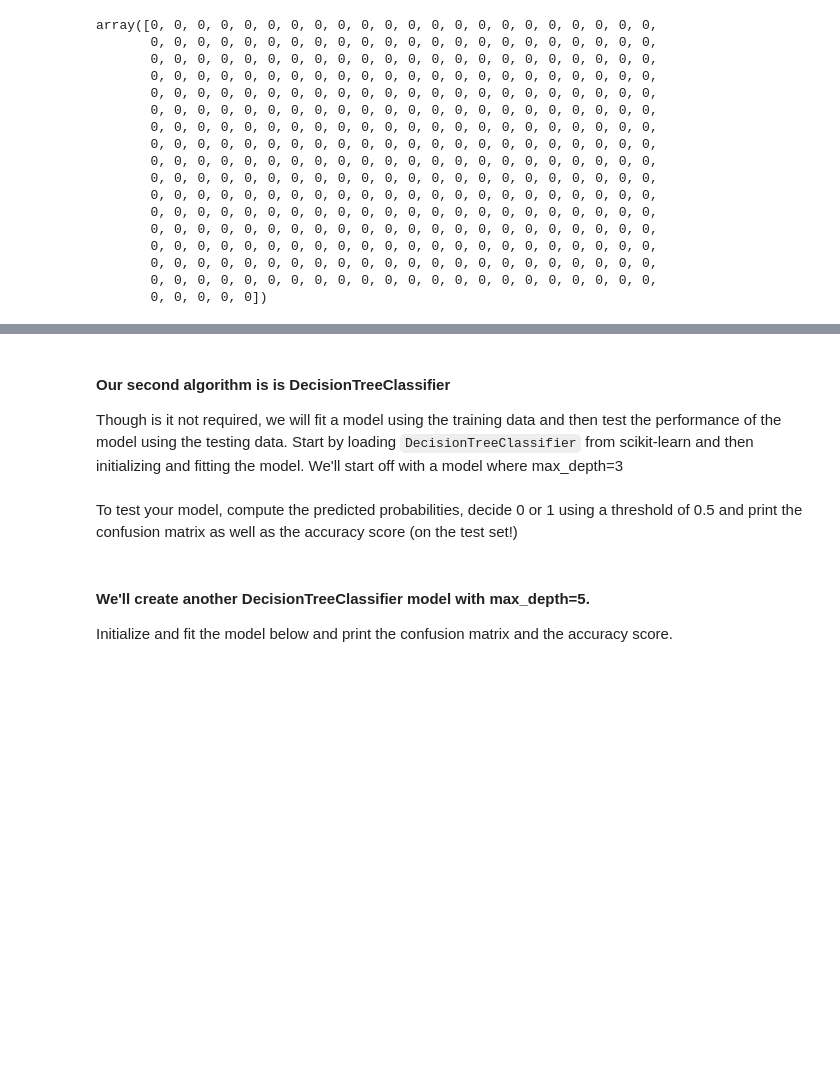
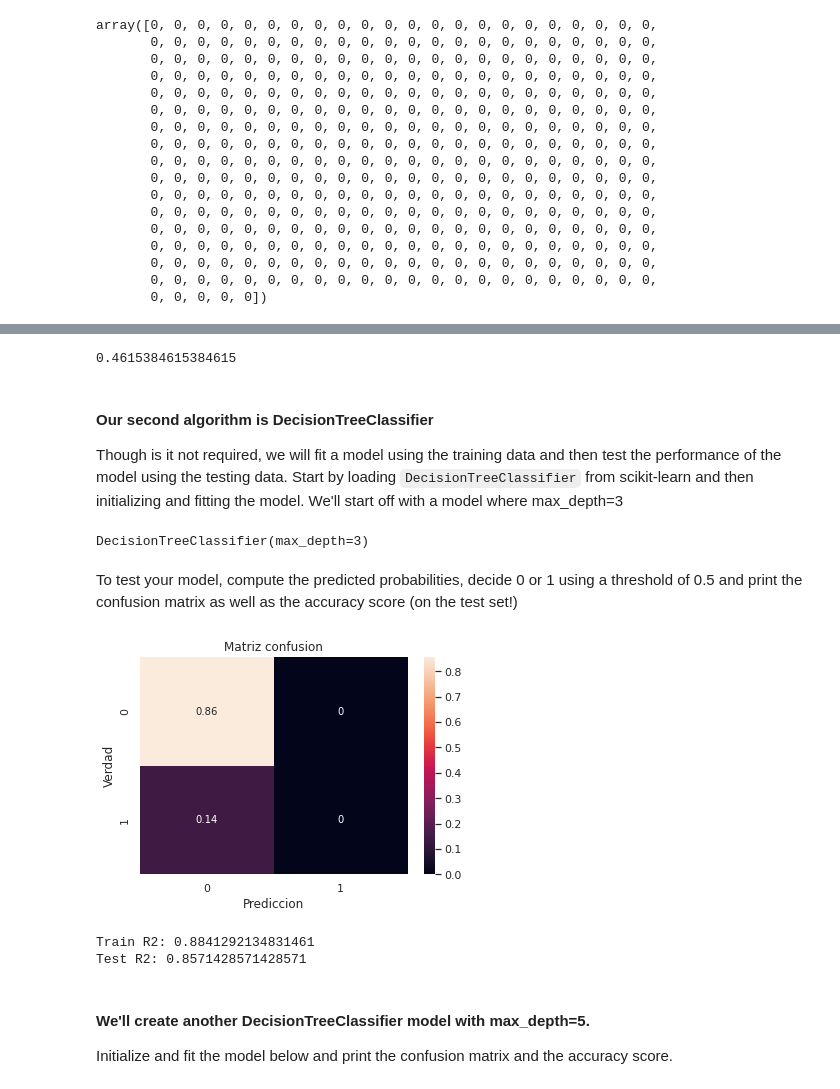
Before and after one commit to Ironhack-Data-Madrid-Enero-2022/lab-supervised-learning, a Jupyter notebook: your-code/main.ipynb, the cells around one changed output, grey strips where cells are left out. Drawn from its saved outputs; the diff is of its cells as text; code cells hidden in the pictures; blank space fills up the shorter version.

```diff
--- a/your-code/main.ipynb
+++ b/your-code/main.ipynb
@@ -614,4 +657,10 @@ What are your thoughts on the performance of the model? Write your conclusions b
+# %%
+from sklearn.metrics import f1_score as f1
+
+f1(y_test, prediction, average='macro')
+# %% [output]
+0.4615384615384615
 # %% [markdown]
-#### Our second algorithm is is DecisionTreeClassifier
+#### Our second algorithm is DecisionTreeClassifier
 
 Though is it not required, we will fit a model using the training data and then test the performance of the model using the testing data. Start by loading `DecisionTreeClassifier` from scikit-learn and then initializing and fitting the model. We'll start off with a model where max_depth=3
@@ -620,2 +667,10 @@ Though is it not required, we will fit a model using the training data and then
+# %%
+from sklearn.tree import DecisionTreeClassifier as DTC
+
+dtc = DTC(max_depth=3)
+
+dtc.fit(X_train, y_train) # Entrenamos el modelo.
+# %% [output]
+DecisionTreeClassifier(max_depth=3)
 # %% [markdown]
 To test your model, compute the predicted probabilities, decide 0 or 1 using a threshold of 0.5 and print the confusion matrix as well as the accuracy score (on the test set!)
@@ -624,3 +677,23 @@ To test your model, compute the predicted probabilities, decide 0 or 1 using a t
+# %%
+y_pred = log_reg.predict(X_test) # Llevamos a cabo la predicción.
+# %%
+ax=sns.heatmap(cm(y_test, y_pred)/sum(sum(cm(y_test, y_pred))), annot=True)    # Graficamos la matriz.
+
+plt.title('Matriz confusion')
+plt.ylabel('Verdad')
+plt.xlabel('Prediccion')
+plt.show();
+# %% [output]
+[figure, added]
+# %%
+train_score = log_reg.score(X_train, y_train)  # Calculamos el accuracy para el paquete de entrenamiento.
+test_score = log_reg.score(X_test, y_test)     # Calculamos el accuracy para el paquete de testeo.
+
+print('Train R2:', train_score)
+print('Test R2:', test_score)
+# %% [output]
+Train R2: 0.8841292134831461
+Test R2: 0.8571428571428571
 # %% [markdown]
 #### We'll create another DecisionTreeClassifier model with max_depth=5.
 Initialize and fit the model below and print the confusion matrix and the accuracy score.
```
Also changed, not shown: parts of 34 cells of this notebook.
